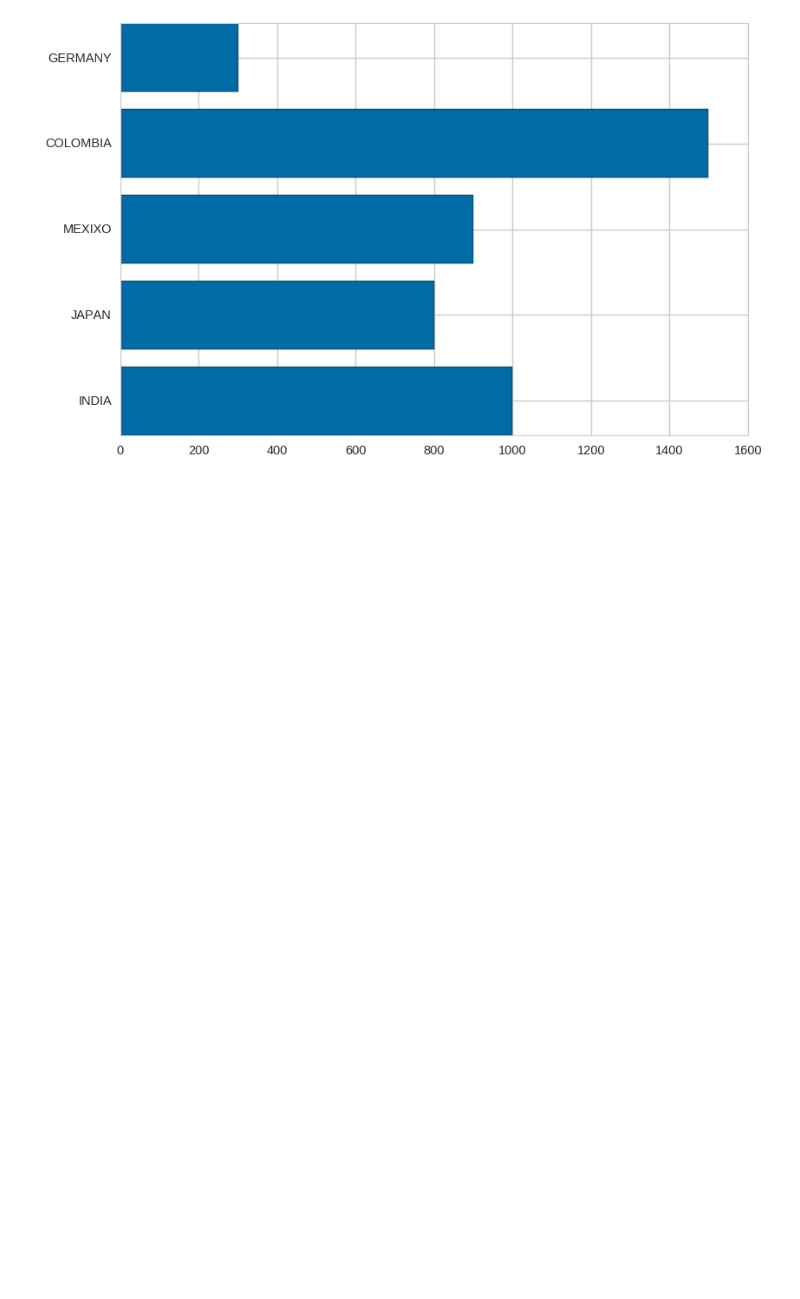
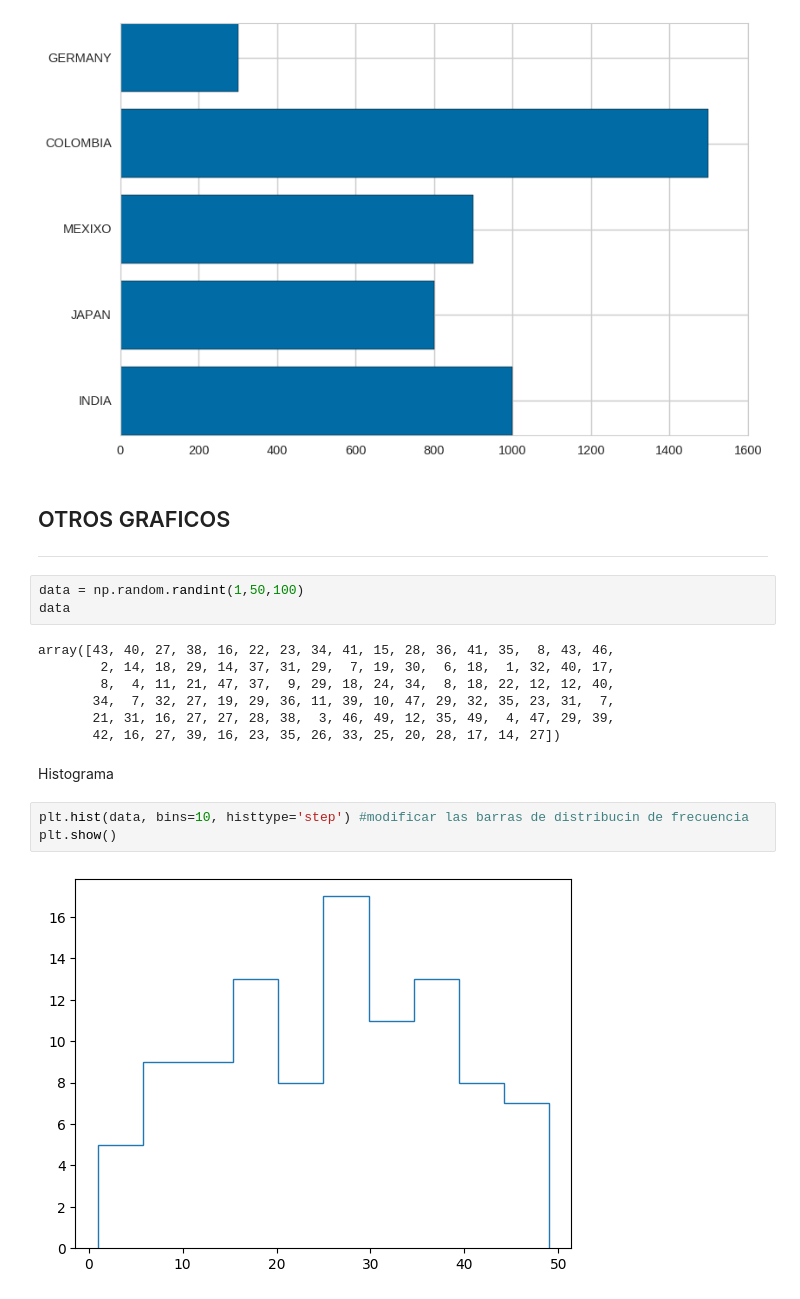
Before and after one commit to afpalmasan/DataViz-MatPlotlib-Seaborn, a Jupyter notebook: Visualización_de_Datos_con_Matplotlib.ipynb, the cells around one changed output. Saved outputs shown, nothing was run; the diff lists cells and outputs as text; blank space fills up the shorter version.

Commit message:
Visualizacion de datos con MatPlotLib

```diff
--- a/Visualización_de_Datos_con_Matplotlib.ipynb
+++ b/Visualización_de_Datos_con_Matplotlib.ipynb
@@ -271,3 +271,24 @@ plt.barh(country,population)
 plt.show()
 # %% [output]
 [figure]
+# %% [markdown]
+## OTROS GRAFICOS
+
+---
+# %%
+data = np.random.randint(1,50,100)
+data
+# %% [output]
+array([43, 40, 27, 38, 16, 22, 23, 34, 41, 15, 28, 36, 41, 35,  8, 43, 46,
+        2, 14, 18, 29, 14, 37, 31, 29,  7, 19, 30,  6, 18,  1, 32, 40, 17,
+        8,  4, 11, 21, 47, 37,  9, 29, 18, 24, 34,  8, 18, 22, 12, 12, 40,
+       34,  7, 32, 27, 19, 29, 36, 11, 39, 10, 47, 29, 32, 35, 23, 31,  7,
+       21, 31, 16, 27, 27, 28, 38,  3, 46, 49, 12, 35, 49,  4, 47, 29, 39,
+       42, 16, 27, 39, 16, 23, 35, 26, 33, 25, 20, 28, 17, 14, 27])
+# %% [markdown]
+Histograma
+# %%
+plt.hist(data, bins=10, histtype='step') #modificar las barras de distribucin de frecuencia
+plt.show()
+# %% [output]
+[figure, added]
```
Also changed, not shown: parts of 5 cells of this notebook.
